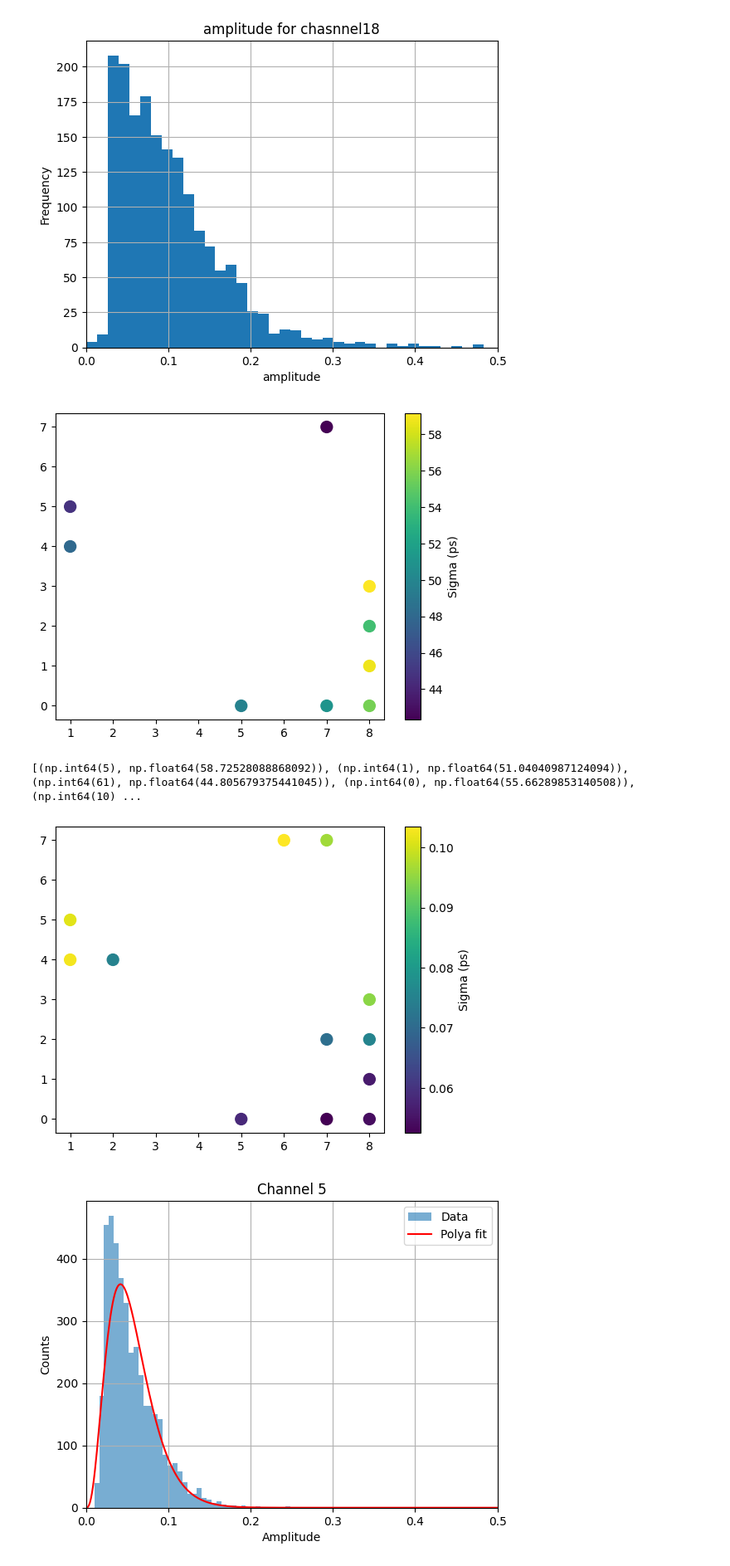
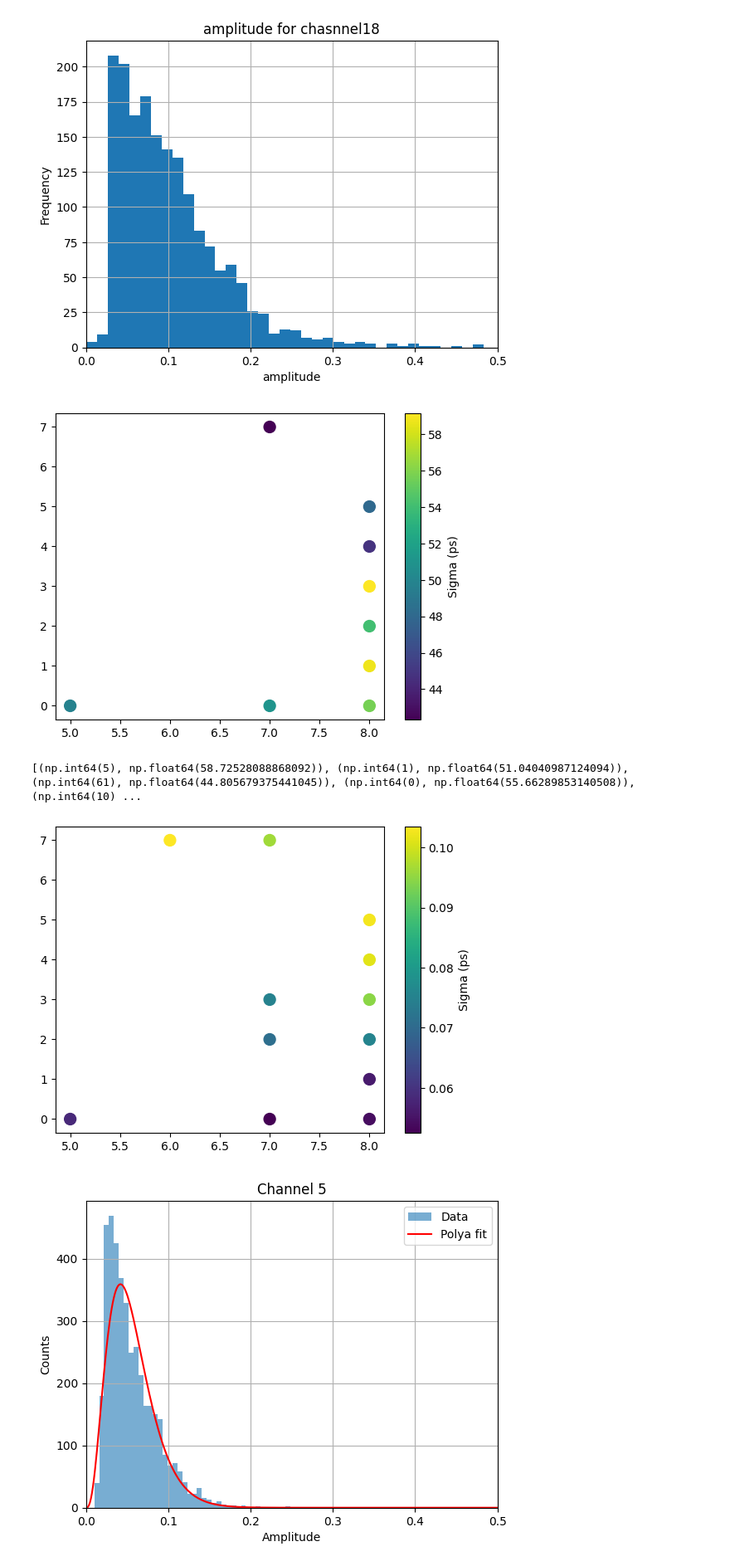
Before and after one commit to annascanu/TestbeamAnalysis, a Jupyter notebook: src/complete_analysis_PICOSEC_run227.ipynb, the cells around one changed output. Shown at 83% size. Drawn from its saved outputs; the diff is of its cells as text; code cells hidden in the pictures.

```diff
--- a/src/complete_analysis_PICOSEC_run227.ipynb
+++ b/src/complete_analysis_PICOSEC_run227.ipynb
@@ -464,7 +464,7 @@ for x in sorted_channels:
 [figure]
 [figure]
 # %%
-positions = np.loadtxt("november_channel.txt", delimiter="\t", skiprows=1)
+positions = np.loadtxt("november_channel_coor.txt", delimiter="\t", skiprows=1)
 
 channel_numbers = positions[:, 0].astype(int)
 x_positions = positions[:, 1]
@@ -495,44 +495,44 @@ plt.colorbar(label='Sigma (ps)')
 #plt.ylim(-5, 10)
 plt.show()
 # %% [output]
-[figure, old version]
+[figure, new version]
 # %%
 print(sorted_sigmas[:10])
 # %% [output]
 [(np.int64(5), np.float64(58.72528088868092)), (np.int64(1), np.float64(51.04040987124094)), (np.int64(61), np.float64(44.805679375441045)), (np.int64(0), np.float64(55.66289853140508)), (np.int64(10) ...
 # %%
-positions = np.loadtxt("november_channel.txt", delimiter="\t", skiprows=1)
+positions = np.loadtxt("november_channel_coor.txt", delimiter="\t", skiprows=1)
 
 channel_numbers = positions[:, 0].astype(int)
 x_positions = positions[:, 1]
 y_positions = positions[:, 2]
 
 channel_position_map = {ch: (x, y) for ch, x, y in zip(channel_numbers, x_positions, y_positions)}
 
 # CREA sigma_map
 sigma_map = np.full(96, np.nan)
 for ch, sigma in mean_values:
     sigma_map[ch] = sigma
 
 # FILTRA SOLO QUELLI VALIDI
 x = []
 y = []
 c = []
 
 for ch in channel_numbers:
     sigma = sigma_map[ch]
     if not np.isnan(sigma):
         x.append(channel_position_map[ch][0])
         y.append(channel_position_map[ch][1])
         c.append(sigma)
 
 plt.scatter(x, y, c=c, cmap='viridis', s=100)
 plt.colorbar(label='Sigma (ps)')
 #plt.xlim(0, 10)
 #plt.ylim(-5, 10)
 plt.show()
 # %% [output]
-[figure, old version]
+[figure, new version]
 # %%
 
 from scipy.special import gamma
```
Also changed, not shown: parts of 1 cell of this notebook, 2 other files.
